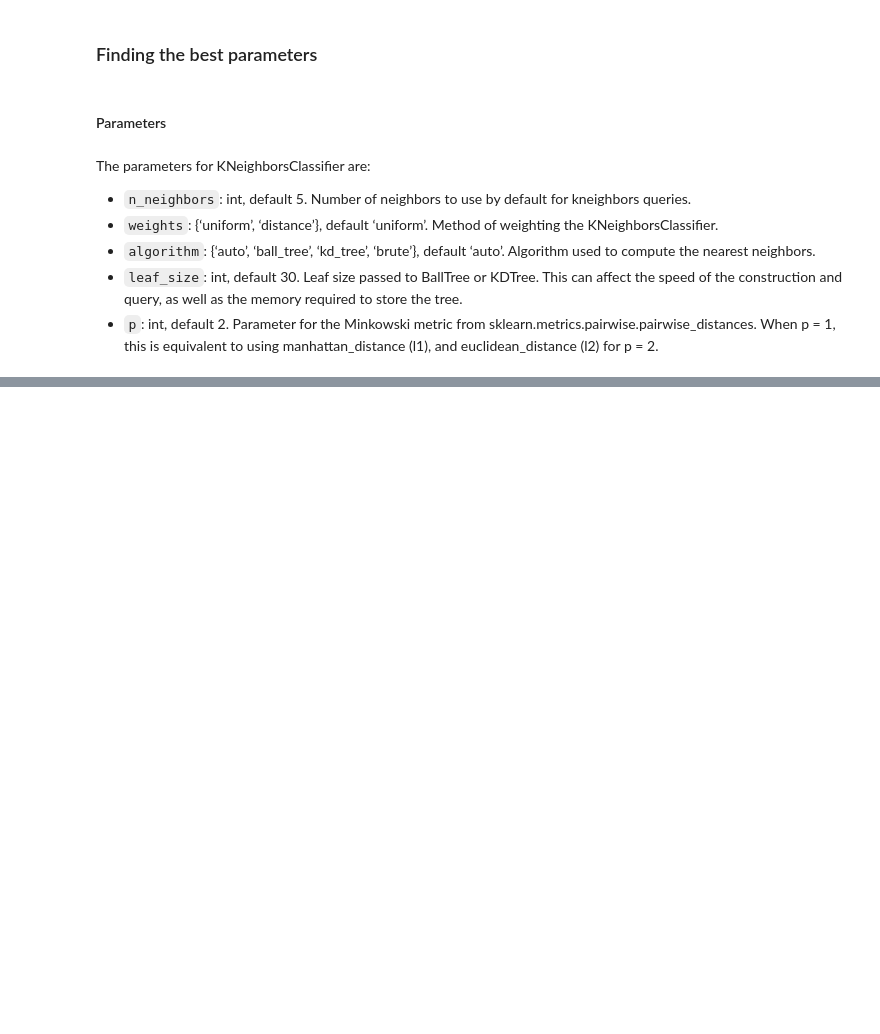
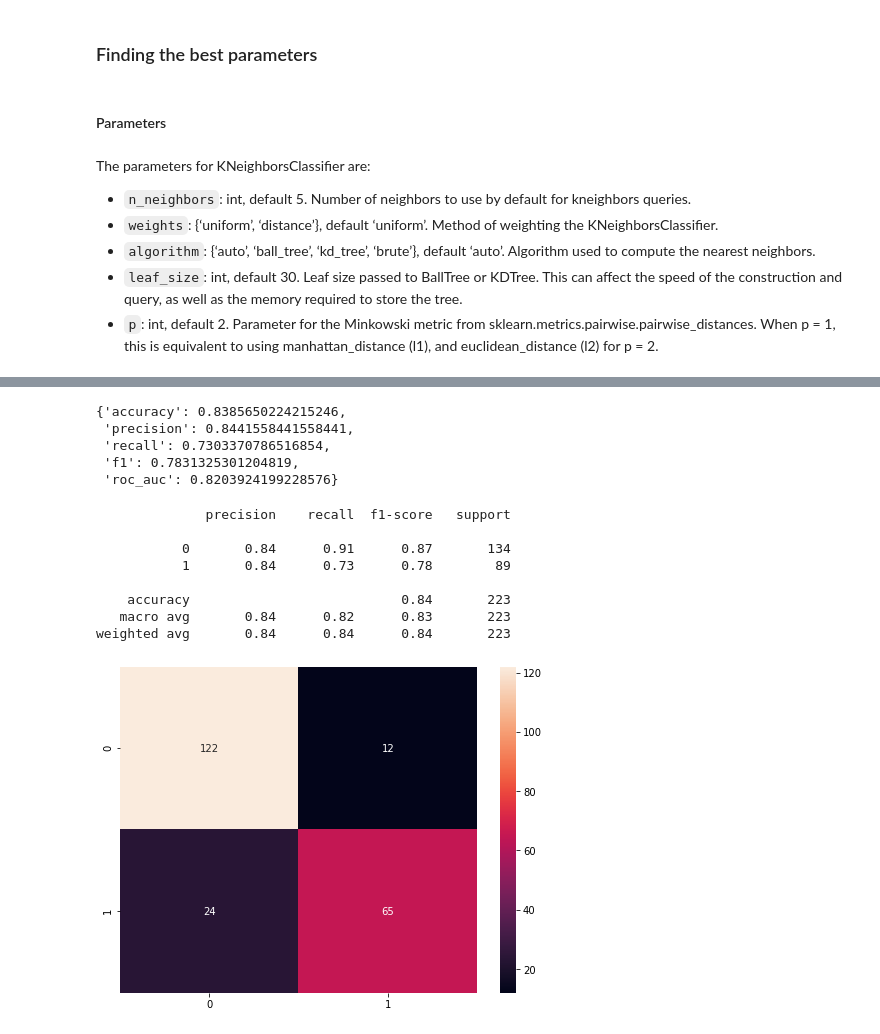
Before and after one commit to Hari31416/Portfolio, a Jupyter notebook: Titanic/Models I.ipynb, the cells around one changed output, grey strips where cells are left out. Saved outputs shown, nothing was run; the diff lists cells and outputs as text; code cells hidden in the pictures; blank space fills up the shorter version.

```diff
--- a/Titanic/Models I.ipynb
+++ b/Titanic/Models I.ipynb
@@ -456,8 +500,7 @@ The parameters for KNeighborsClassifier are:
 # %%
-params = {"n_neighbors":[4,5,6,8,10,15,20], "weights":['uniform', 'distance'],
+params = {"n_neighbors":[13,14,15,16,17,18,19,20], "weights":['uniform', 'distance'],
     "algorithm":['auto', 'ball_tree', 'kd_tree', 'brute'],
     "leaf_size": [20, 30, 40, 50, 60, 70], "p": [1, 2]}
 
 base_model = KNeighborsClassifier()
-grid = GridSearchCV(base_model, params, cv=3, scoring='roc_auc')
-grid_3 = perform_grid_search(grid, params)
+grid_3 = perform_grid_search(base_model, params, cv=3)
@@ -463,0 +519,21 @@ grid_3 = perform_grid_search(grid, params)
+# %%
+knn_final = grid_3.best_estimator_
+evaluate_model(knn_final, 'knn_final', final = True)
+# %% [output]
+{'accuracy': 0.8385650224215246,
+ 'precision': 0.8441558441558441,
+ 'recall': 0.7303370786516854,
+ 'f1': 0.7831325301204819,
+ 'roc_auc': 0.8203924199228576}
+# %%
+visualize_model(knn_final)
+# %% [output]
+              precision    recall  f1-score   support
+
+           0       0.84      0.91      0.87       134
+           1       0.84      0.73      0.78        89
+
+    accuracy                           0.84       223
+   macro avg       0.84      0.82      0.83       223
+weighted avg       0.84      0.84      0.84       223
+[figure, added]
```
Also changed, not shown: parts of 63 cells of this notebook, 6 other files.
